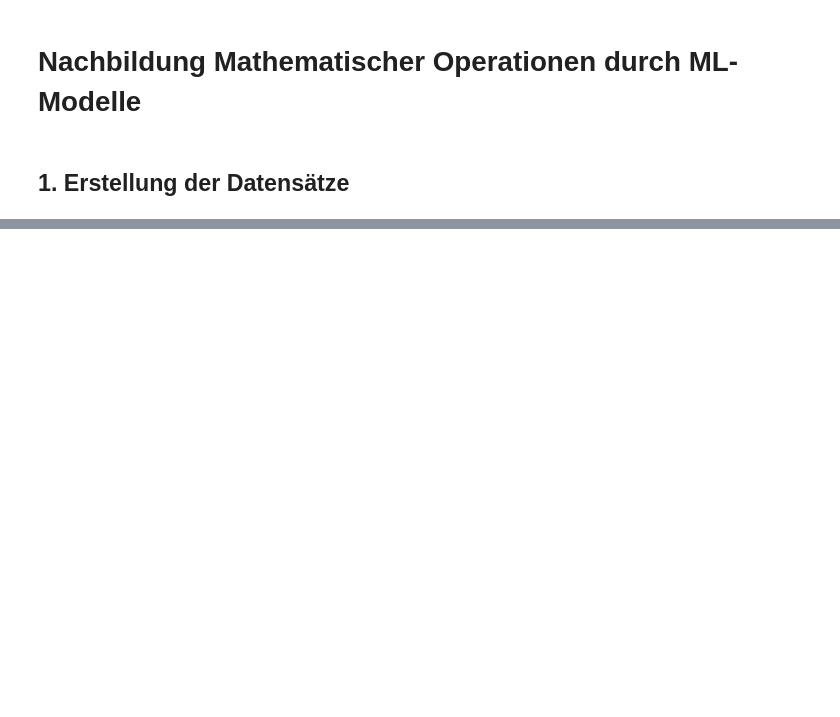
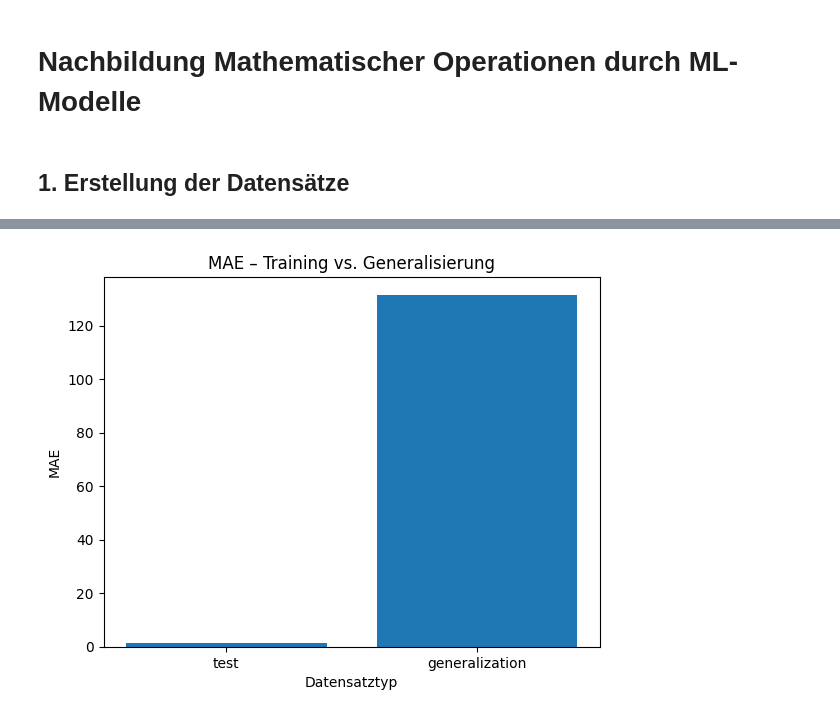
Before and after one commit to eliaspfe/ML_math, a Jupyter notebook: ml_math.ipynb, the cells around one changed output, grey strips where cells are left out. Saved outputs shown, nothing was run; the diff lists cells and outputs as text; code cells hidden in the pictures; blank space fills up the shorter version.

```diff
--- a/ml_math.ipynb
+++ b/ml_math.ipynb
@@ -283,0 +425,11 @@ R²: 0.9999
+# %%
+# Generalization Test
+gen_data = pd.read_csv("addition_gen_dataset.csv")
+
+X_gen = gen_data[["x1", "x2"]].values
+y_gen = gen_data["y"].values
+
+
+y_pred_gen = forest_add.predict(X_gen)
+
+results = log_results(results, "forest", "addition", "generalization", y_gen, y_pred_gen)
@@ -297,7 +455,7 @@ X_train, X_test, y_train, y_test = train_test_split(
 )
 
 # Random Forest mit Bagging
-model = RandomForestRegressor(
+forest_mul = RandomForestRegressor(
     n_estimators=200,      # Anzahl Bäume
     max_depth=10,          # Begrenzung der Baumtiefe
     bootstrap=True,        # Bagging (Standard, hier explizit)
@@ -306,10 +464,10 @@ model = RandomForestRegressor(
 )
 
 # Training
-model.fit(X_train, y_train)
+forest_mul.fit(X_train, y_train)
 
 # Vorhersage
-y_pred = model.predict(X_test)
+y_pred = forest_mul.predict(X_test)
 
 # Evaluation
 mse = mean_squared_error(y_test, y_pred)
@@ -323,4 +481,6 @@ print(f"Mean Squared Error: {mse}")
 print(f"Mean Absolute Error: {mae}")
 print(f"Mean Relative Error: {relative_error}")
 print(f"R²: {r2:.4f}")
+
+results = log_results(results, "forest", "multiplication", "test", y_test, y_pred)
 # %% [output]
@@ -330,0 +496,11 @@ R²: 0.9962
+# %%
+# Generalization Test
+gen_data = pd.read_csv("multiplication_gen_dataset.csv")
+
+X_gen = gen_data[["x1", "x2"]].values
+y_gen = gen_data["y"].values
+
+
+y_pred_gen = forest_mul.predict(X_gen)
+
+results = log_results(results, "forest", "multiplication", "generalization", y_gen, y_pred_gen)
@@ -330,0 +529,14 @@ R²: 0.9962
+# %%
+import matplotlib.pyplot as plt
+subset = results[
+    (results["model"] == "forest")
+]
+
+plt.figure()
+plt.bar(subset["dataset_type"], subset["mae"])
+plt.title("MAE – Training vs. Generalisierung")
+plt.xlabel("Datensatztyp")
+plt.ylabel("MAE")
+plt.show()
+# %% [output]
+[figure, added]
```
Also changed, not shown: parts of 27 cells of this notebook, 2 other files.
